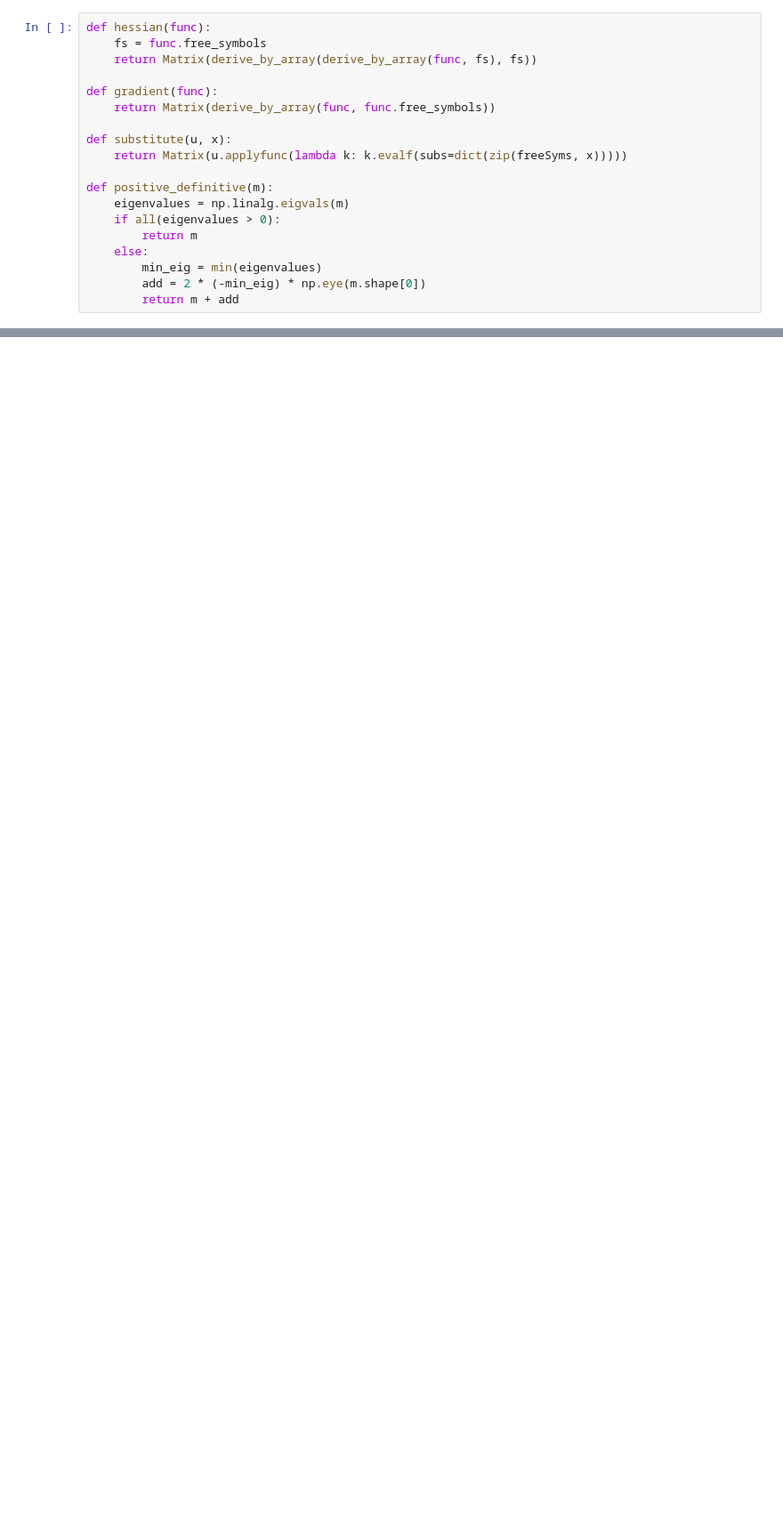
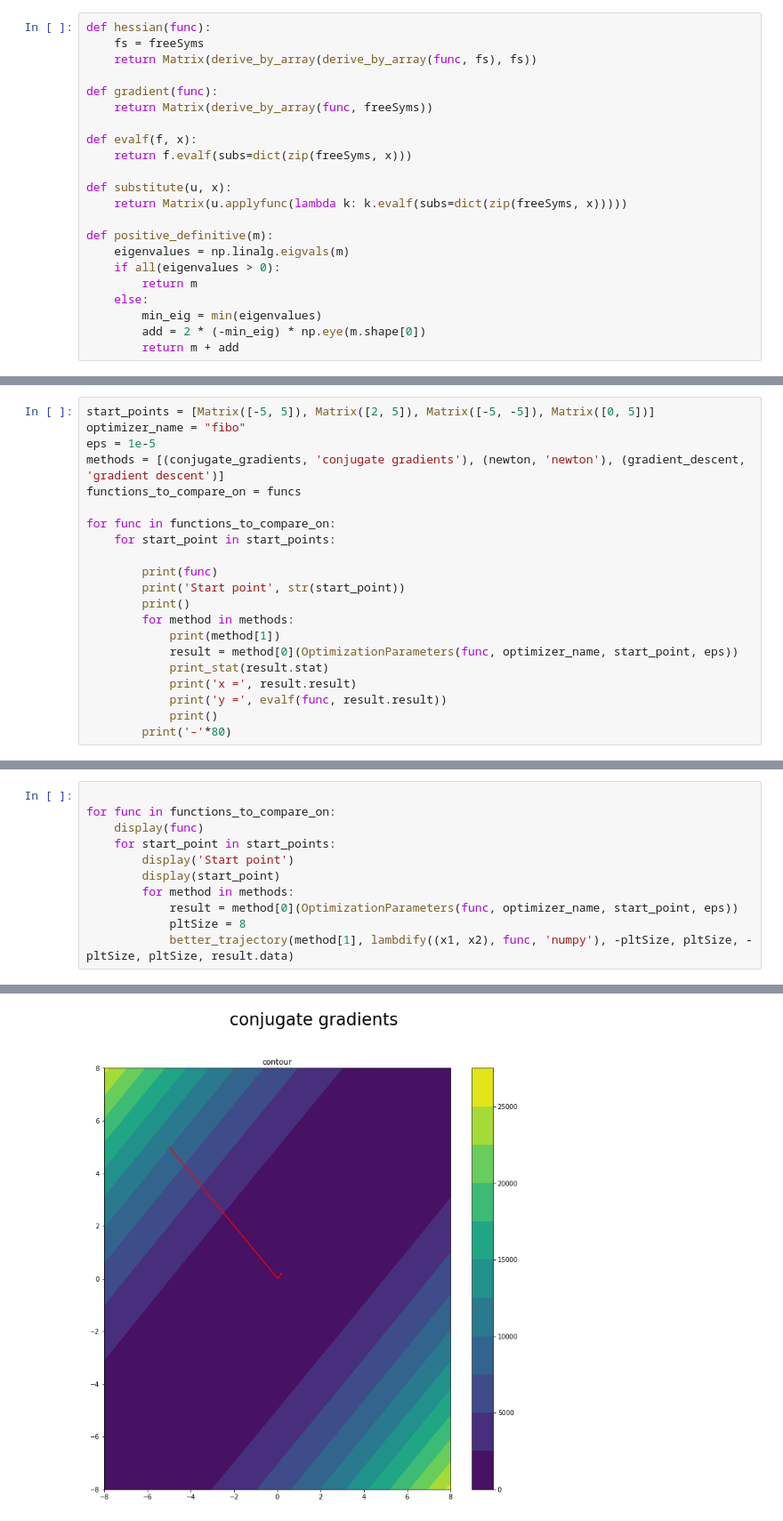
Before and after one commit to hazzus/optimization-methods, a Jupyter notebook: lab_02.ipynb, the cells around one changed output, grey strips where cells are left out. Shown at 89% size. Cells and saved outputs as stored; diff of their text form; blank space fills up the shorter version.

```diff
--- a/lab_02.ipynb
+++ b/lab_02.ipynb
@@ -27,10 +232,13 @@ eps = 1e-09
 # %%
 def hessian(func):
-    fs = func.free_symbols
+    fs = freeSyms
     return Matrix(derive_by_array(derive_by_array(func, fs), fs))
 
 def gradient(func):
-    return Matrix(derive_by_array(func, func.free_symbols))
+    return Matrix(derive_by_array(func, freeSyms))
+
+def evalf(f, x):
+    return f.evalf(subs=dict(zip(freeSyms, x)))
 
 def substitute(u, x):
     return Matrix(u.applyfunc(lambda k: k.evalf(subs=dict(zip(freeSyms, x)))))
@@ -147,0 +389,21 @@ Result of newton for {0} is Matrix([[1.26303502082816], [1.33439595557326]])
+# %%
+start_points = [Matrix([-5, 5]), Matrix([2, 5]), Matrix([-5, -5]), Matrix([0, 5])]
+optimizer_name = "fibo"
+eps = 1e-5
+methods = [(conjugate_gradients, 'conjugate gradients'), (newton, 'newton'), (gradient_descent, 'gradient descent')]
+functions_to_compare_on = funcs
+
+for func in functions_to_compare_on:
+    for start_point in start_points:
+
+        print(func)
+        print('Start point', str(start_point))
+        print()
+        for method in methods:
+            print(method[1])
+            result = method[0](OptimizationParameters(func, optimizer_name, start_point, eps))
+            print_stat(result.stat)
+            print('x =', result.result)
+            print('y =', evalf(func, result.result))
+            print()
+        print('–'*80)
@@ -147,0 +430,12 @@ Result of newton for {0} is Matrix([[1.26303502082816], [1.33439595557326]])
+# %%
+
+for func in functions_to_compare_on:
+    display(func)
+    for start_point in start_points:
+        display('Start point')
+        display(start_point)
+        for method in methods:
+            result = method[0](OptimizationParameters(func, optimizer_name, start_point, eps))
+            pltSize = 8
+            better_trajectory(method[1], lambdify((x1, x2), func, 'numpy'), -pltSize, pltSize, -pltSize, pltSize, result.data)
+# %% [output]
@@ -147,0 +445 @@ Result of newton for {0} is Matrix([[1.26303502082816], [1.33439595557326]])
+[figure, added]
```
Also changed, not shown: parts of 23 cells of this notebook.
